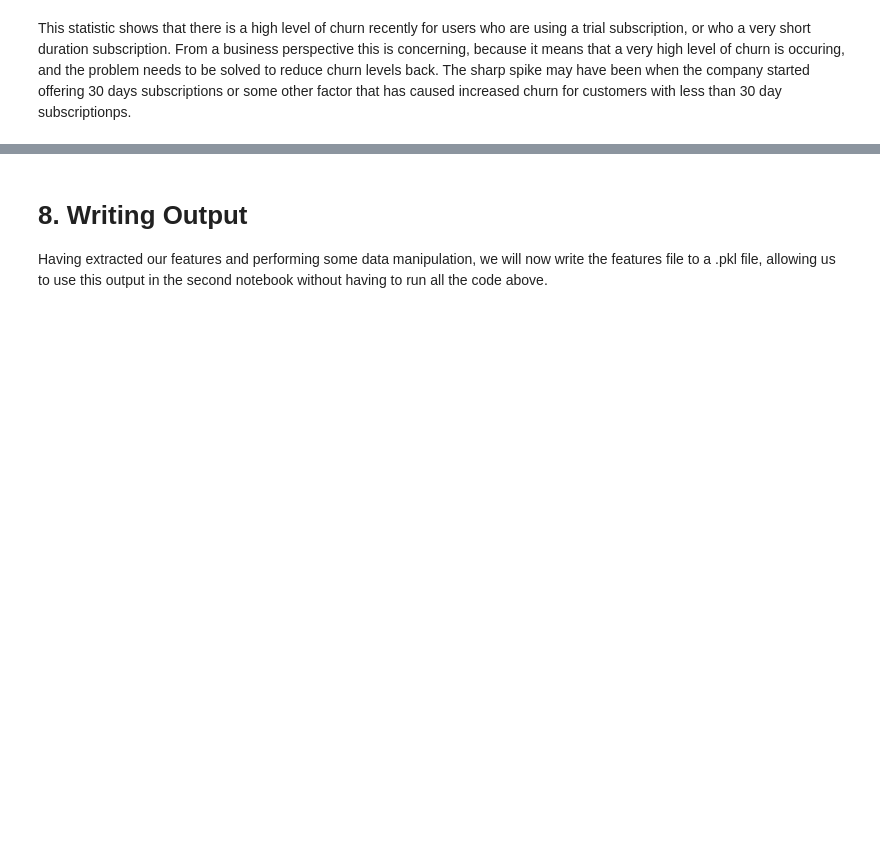
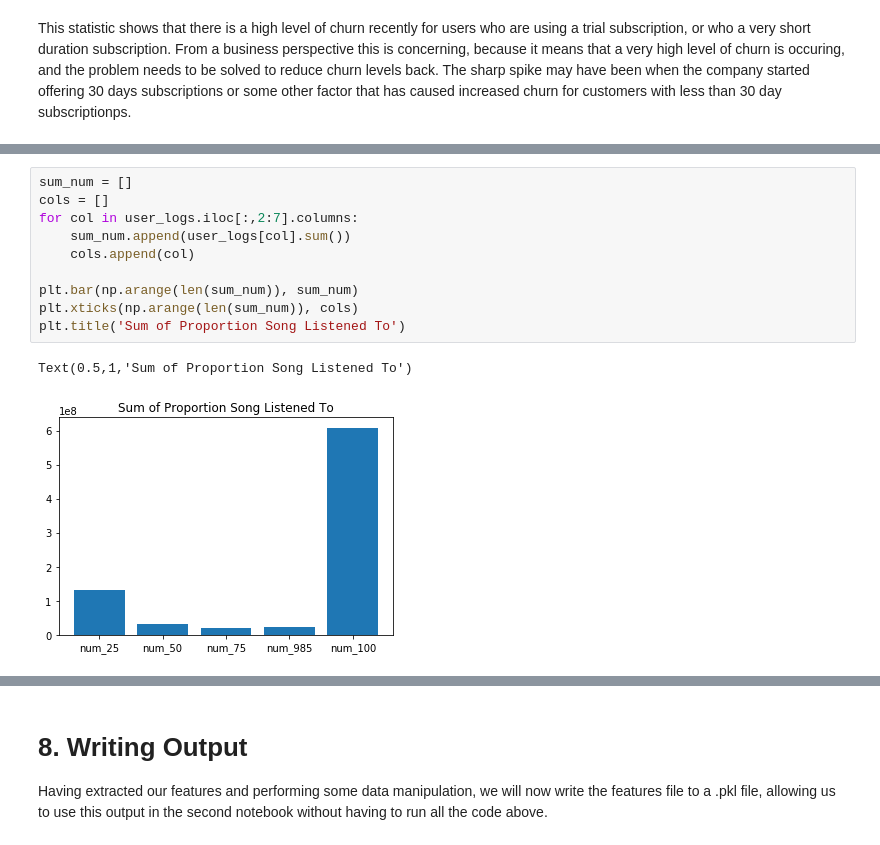
Before and after one commit to ajolson89/W207Fall2018Final, a Jupyter notebook: W207_FinalProj_01DataPrep_KennedyKhannaOlson_Final.ipynb, the cells around one changed output, grey strips where cells are left out. Cells and saved outputs as stored; diff of their text form; blank space fills up the shorter version.

```diff
--- a/W207_FinalProj_01DataPrep_KennedyKhannaOlson_Final.ipynb
+++ b/W207_FinalProj_01DataPrep_KennedyKhannaOlson_Final.ipynb
@@ -796,0 +880,13 @@ This statistic shows that there is a high level of churn recently for users who
+# %%
+sum_num = []
+cols = []
+for col in user_logs.iloc[:,2:7].columns:
+    sum_num.append(user_logs[col].sum())
+    cols.append(col)
+
+plt.bar(np.arange(len(sum_num)), sum_num)
+plt.xticks(np.arange(len(sum_num)), cols)
+plt.title('Sum of Proportion Song Listened To')
+# %% [output]
+Text(0.5,1,'Sum of Proportion Song Listened To')
+[figure, added]
```
Also changed, not shown: parts of 43 cells of this notebook.
